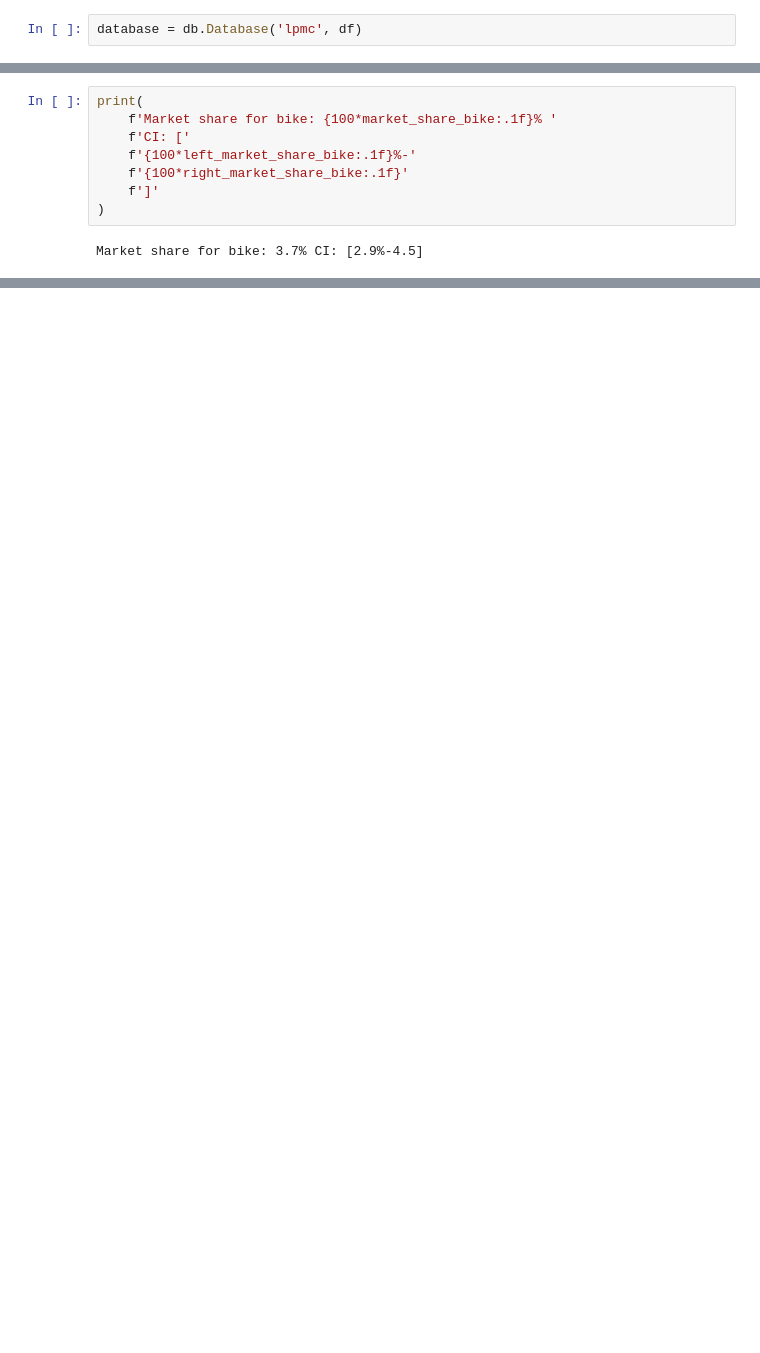
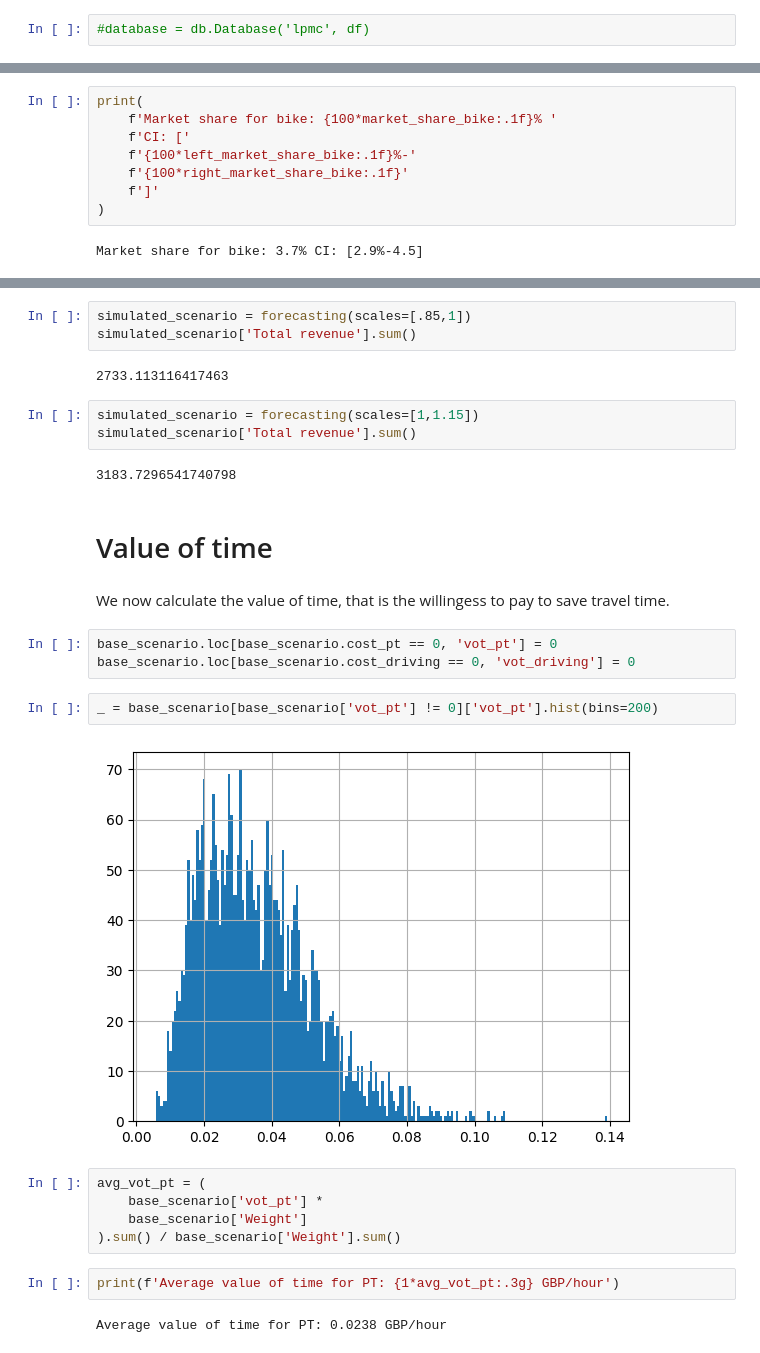
Before and after one commit to GAnagno/Choice, a Jupyter notebook: assignment.ipynb, the cells around one changed output, grey strips where cells are left out. Cells and saved outputs as stored; diff of their text form; blank space fills up the shorter version.

```diff
--- a/assignment.ipynb
+++ b/assignment.ipynb
@@ -732,7 +735,7 @@ sum_weights
 # %% [markdown]
 # Perform sample enumeration
 # %%
-database = db.Database('lpmc', df)
+#database = db.Database('lpmc', df)
 # %%
 biogeme_nested = bio.BIOGEME(database, logprob_nested)
 biogeme_nested.modelName = 'logit_lpmc_nested'
@@ -1044,0 +1049,30 @@ simulated_scenario['Total revenue'].sum()
+# %%
+simulated_scenario = forecasting(scales=[.85,1])
+simulated_scenario['Total revenue'].sum()
+# %% [output]
+2733.113116417463
+# %%
+simulated_scenario = forecasting(scales=[1,1.15])
+simulated_scenario['Total revenue'].sum()
+# %% [output]
+3183.7296541740798
+# %% [markdown]
+# Value of time
+# %% [markdown]
+We now calculate the value of time, that is the willingess to pay to save travel time.
+# %%
+base_scenario.loc[base_scenario.cost_pt == 0, 'vot_pt'] = 0
+base_scenario.loc[base_scenario.cost_driving == 0, 'vot_driving'] = 0
+# %%
+_ = base_scenario[base_scenario['vot_pt'] != 0]['vot_pt'].hist(bins=200)
+# %% [output]
+[figure, added]
+# %%
+avg_vot_pt = (
+    base_scenario['vot_pt'] *
+    base_scenario['Weight']
+).sum() / base_scenario['Weight'].sum()
+# %%
+print(f'Average value of time for PT: {1*avg_vot_pt:.3g} GBP/hour')
+# %% [output]
+Average value of time for PT: 0.0238 GBP/hour
```
Also changed, not shown: parts of 43 cells of this notebook.
